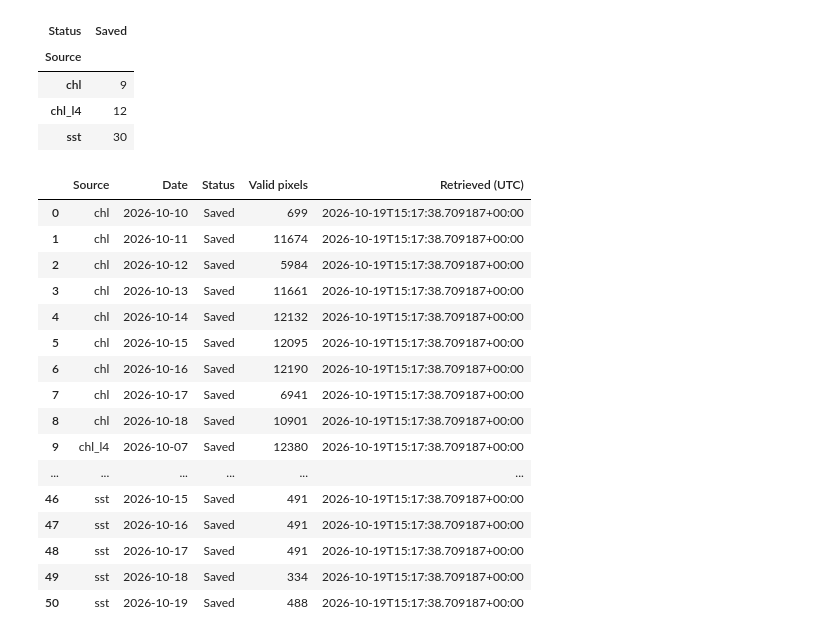
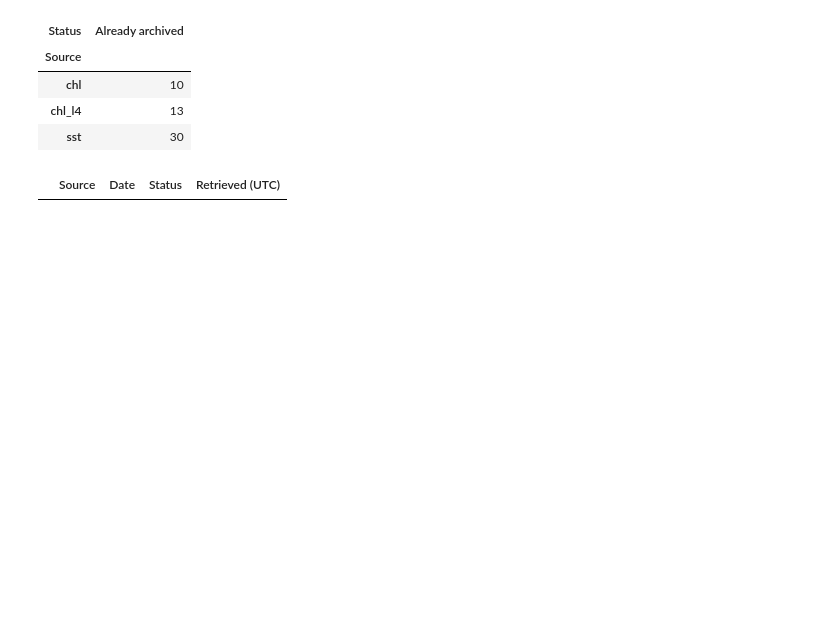
Before and after one commit to algatt/mcast.pages.chl_prediction, a Jupyter notebook: experiment_v2/08-NRT-Archive.ipynb, the cells around one changed output. Saved outputs shown, nothing was run; the diff lists cells and outputs as text; code cells hidden in the pictures; blank space fills up the shorter version.

```diff
--- a/experiment_v2/08-NRT-Archive.ipynb
+++ b/experiment_v2/08-NRT-Archive.ipynb
@@ -93,77 +25,12 @@ WARNING - 2026-10-19T15:17:30Z - You are using the dataset SST_MED_SST_L3S_NRT_O
 # %%
-retrieved_utc = pd.Timestamp.now(tz="UTC")
-rows = []
-
-for name, source in SOURCES.items():
-    data = remote[name]["data"]
-    variable = source["variable"]
-
-    days = pd.DatetimeIndex(data.time.values)
-    if source["recent_days"]:
-        newest = days.max().normalize()
-        days = days[days >= newest - pd.Timedelta(days=source["recent_days"] - 1)]
-
-    out_dir = ARCHIVE_DIR / name
-    out_dir.mkdir(parents=True, exist_ok=True)
-
-    for day in days:
-        path = out_dir / f"{day:%Y-%m-%d}.nc"
-        row = {"Source": name, "Date": f"{day:%Y-%m-%d}"}
-
-        # Keep the first copy we retrieved: that is what a forecast would have used.
-        if path.exists():
-            rows.append({**row, "Status": "Already archived"})
-            continue
-
-        field = data[[variable]].sel(time=[day]).load()
-        valid = int(np.isfinite(field[variable]).sum().item())
-
-        field.attrs.update({
-            "source_dataset_id": source["dataset_id"],
-            "source_dataset_version": remote[name]["version"],
-            "retrieved_utc": retrieved_utc.isoformat(),
-            "archive_note": "First retrieved copy; never overwritten",
-        })
-        for v in field.variables:
-            field[v].encoding = {}
-
-        # Write to a temporary name first, so an interrupted run never
-        # leaves a half-written file that looks complete.
-        partial = path.with_name(path.name + ".part")
-        field.to_netcdf(partial, encoding={variable: {"zlib": True, "complevel": 4}})
-        partial.rename(path)
-
-        rows.append({**row, "Status": "Saved", "Valid pixels": valid})
-
-log = pd.DataFrame(rows)
-log["Retrieved (UTC)"] = retrieved_utc.isoformat()
-
-log_path = ARCHIVE_DIR / "archive_log.csv"
-log.to_csv(log_path, mode="a", header=not log_path.exists(), index=False)
-
+log = archive.save_new_days(remote)
 display(log.groupby(["Source", "Status"]).size().unstack(fill_value=0))
 display(log[log["Status"] == "Saved"])
 # %% [output]
-| Status | Saved |
+| Status | Already archived |
 | Source |  |
-| chl | 9 |
-| chl_l4 | 12 |
+| chl | 10 |
+| chl_l4 | 13 |
 | sst | 30 |
-|  | Source | Date | Status | Valid pixels | Retrieved (UTC) |
-| 0 | chl | 2026-10-10 | Saved | 699 | 2026-10-19T15:17:38.709187+00:00 |
-| 1 | chl | 2026-10-11 | Saved | 11674 | 2026-10-19T15:17:38.709187+00:00 |
-| 2 | chl | 2026-10-12 | Saved | 5984 | 2026-10-19T15:17:38.709187+00:00 |
-| 3 | chl | 2026-10-13 | Saved | 11661 | 2026-10-19T15:17:38.709187+00:00 |
-| 4 | chl | 2026-10-14 | Saved | 12132 | 2026-10-19T15:17:38.709187+00:00 |
-| 5 | chl | 2026-10-15 | Saved | 12095 | 2026-10-19T15:17:38.709187+00:00 |
-| 6 | chl | 2026-10-16 | Saved | 12190 | 2026-10-19T15:17:38.709187+00:00 |
-| 7 | chl | 2026-10-17 | Saved | 6941 | 2026-10-19T15:17:38.709187+00:00 |
-| 8 | chl | 2026-10-18 | Saved | 10901 | 2026-10-19T15:17:38.709187+00:00 |
-| 9 | chl_l4 | 2026-10-07 | Saved | 12380 | 2026-10-19T15:17:38.709187+00:00 |
-| ... | ... | ... | ... | ... | ... |
-| 46 | sst | 2026-10-15 | Saved | 491 | 2026-10-19T15:17:38.709187+00:00 |
-| 47 | sst | 2026-10-16 | Saved | 491 | 2026-10-19T15:17:38.709187+00:00 |
-| 48 | sst | 2026-10-17 | Saved | 491 | 2026-10-19T15:17:38.709187+00:00 |
-| 49 | sst | 2026-10-18 | Saved | 334 | 2026-10-19T15:17:38.709187+00:00 |
-| 50 | sst | 2026-10-19 | Saved | 488 | 2026-10-19T15:17:38.709187+00:00 |
+|  | Source | Date | Status | Retrieved (UTC) |
 # %%
```
Also changed, not shown: parts of 3 cells of this notebook, 17 other files.
